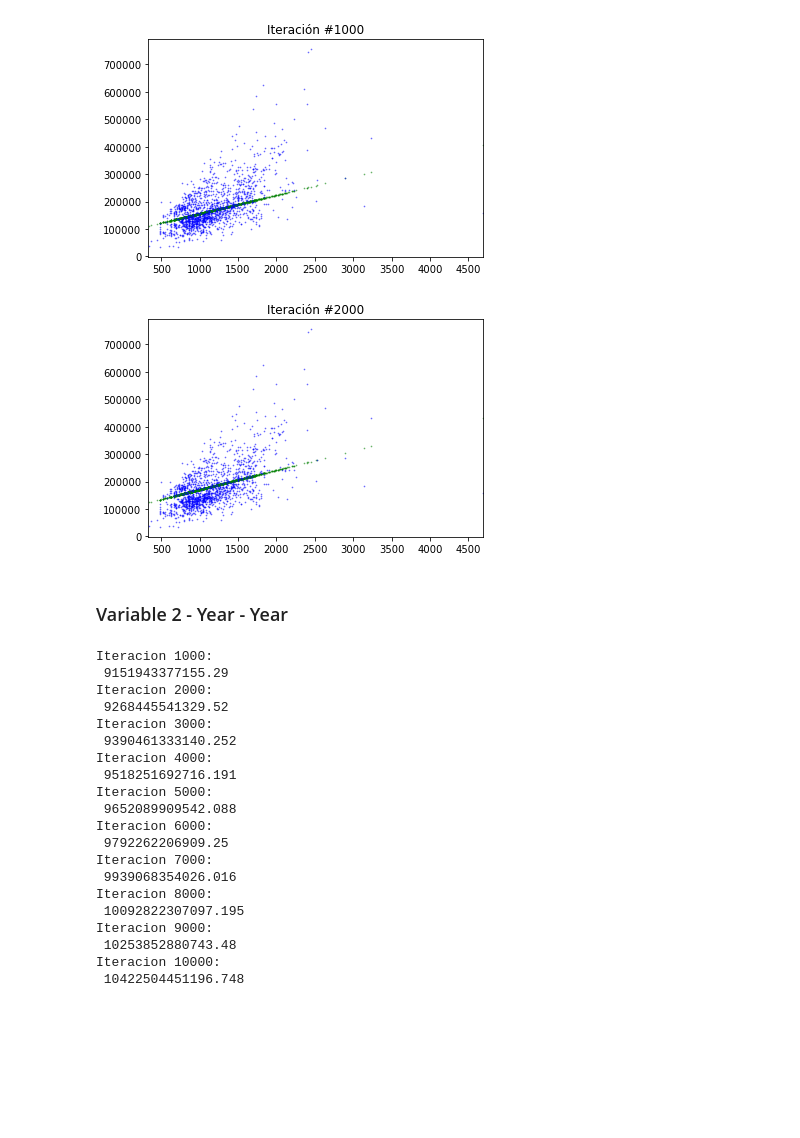
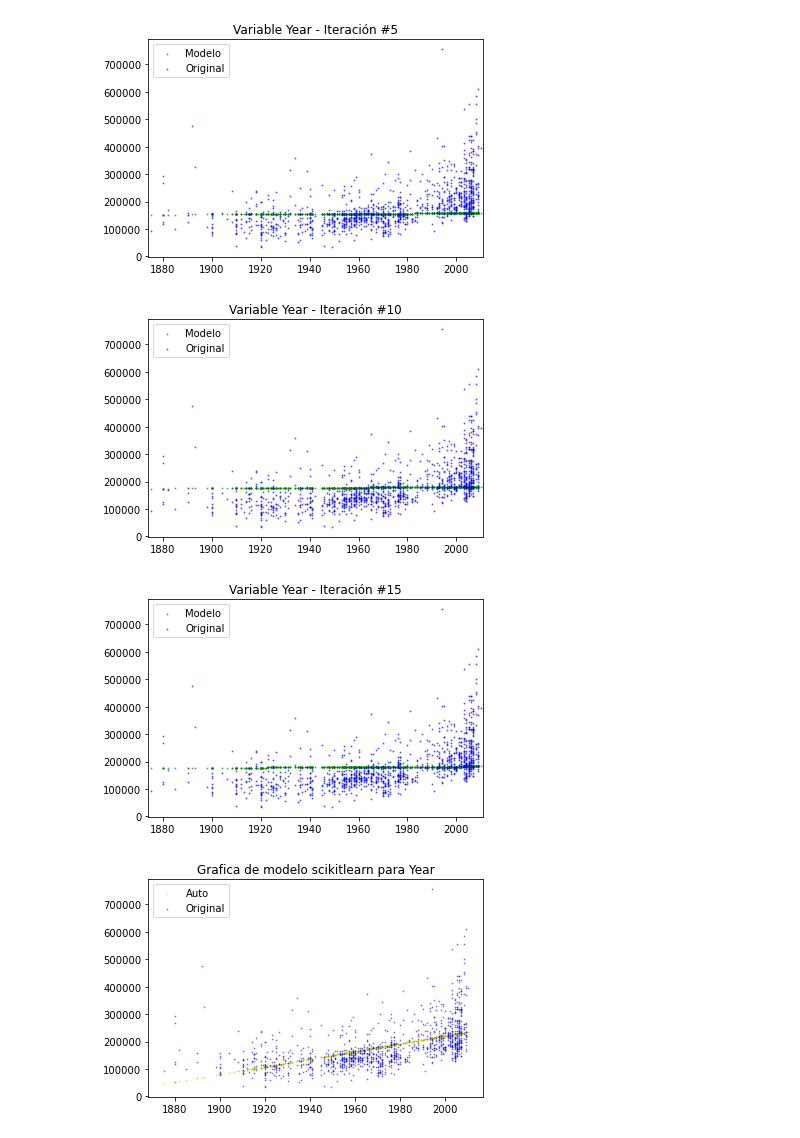
Before and after one commit to VictorHugoBorrayo/pFinal-CienciaDatosPython, a Jupyter notebook: ProyectoFinal.ipynb, the cells around one changed output. Cells and saved outputs as stored; diff of their text form; code cells hidden in the pictures; blank space fills up the shorter version.

```diff
--- a/ProyectoFinal.ipynb
+++ b/ProyectoFinal.ipynb
@@ -179,0 +252,4 @@ Iteracion 2000:
+# %%
+#Entrenar
+n2=15
+models, errors = pFinal.entrenar(pFinal.data['Year'], pFinal.data['SP'],n2,n2/2,0.000099)
@@ -185,32 +264,13 @@ pFinal.graphError(errors)
 # %%
-#Graficar modelos
-pFinal.graphModels(models, 1000, True)
+
+pFinal.graphModels(models, 5, True)
 # %% [output]
-[figure, old version]
+[figure, new version]
-[figure, old version]
+[figure, new version]
+[figure, added]
-# %% [markdown]
-### Variable 2 - Year - Year
 # %%
-#Entrenar
-models, errors = pFinal.entrenar(pFinal.data['Year'], pFinal.data['SP'],10000,1000,0.0001)
+#Entranamiento con scikitlearn de Year
+pFinal.autoTraining(pFinal.data['Year'], pFinal.data['SP'])
+pFinal.graphAutoModel('Year')
 # %% [output]
-Iteracion 1000:
- 9151943377155.29
-Iteracion 2000:
- 9268445541329.52
-Iteracion 3000:
- 9390461333140.252
-Iteracion 4000:
- 9518251692716.191
-Iteracion 5000:
- 9652089909542.088
-Iteracion 6000:
- 9792262206909.25
-Iteracion 7000:
- 9939068354026.016
-Iteracion 8000:
- 10092822307097.195
-Iteracion 9000:
- 10253852880743.48
-Iteracion 10000:
- 10422504451196.748
+[figure, added]
```
Also changed, not shown: parts of 19 cells of this notebook.
